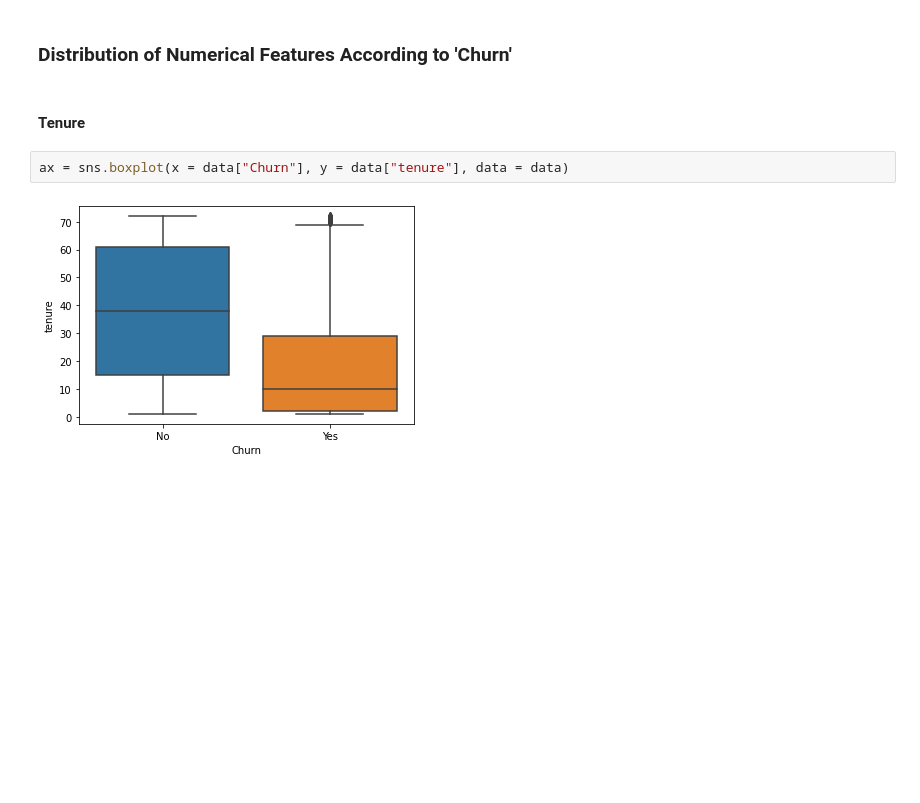
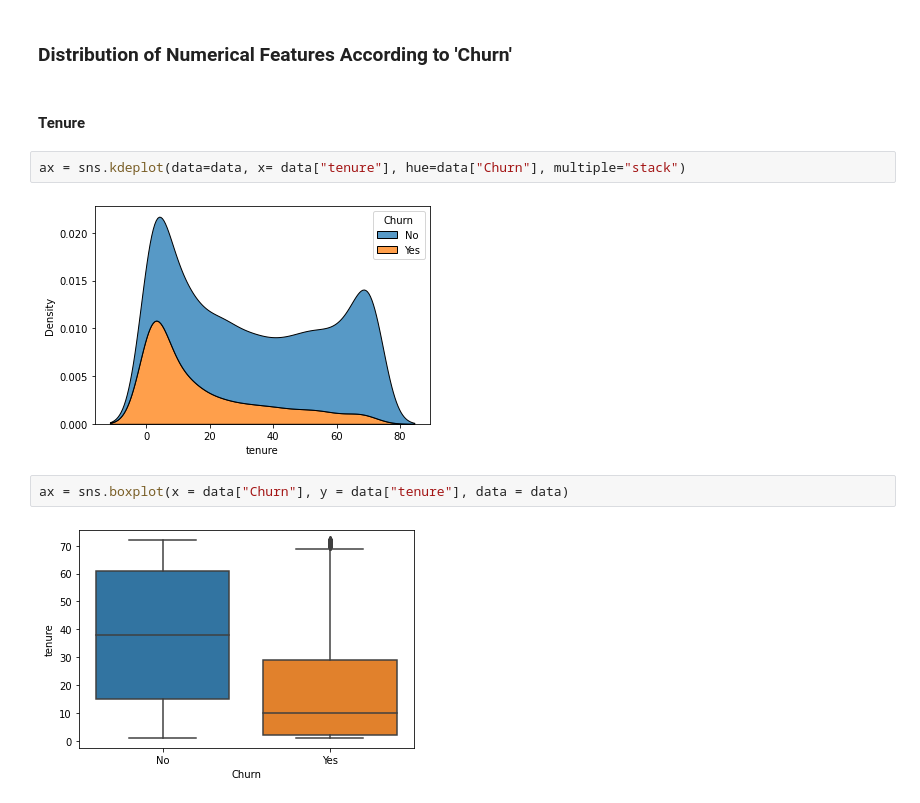
Before and after one commit to KusalkaSilva/Telco-Customer-Churn, a Jupyter notebook: Telco_Customer_Churn.ipynb, the cells around one changed output. Saved outputs shown, nothing was run; the diff lists cells and outputs as text; blank space fills up the shorter version.

```diff
--- a/Telco_Customer_Churn.ipynb
+++ b/Telco_Customer_Churn.ipynb
@@ -430,6 +430,10 @@ for i, j in enumerate(data.drop(columns=['Churn', 'TotalCharges', 'MonthlyCharge
 ### Distribution of Numerical Features According to 'Churn'
 # %% [markdown]
 #### Tenure
+# %%
+ax = sns.kdeplot(data=data, x= data["tenure"], hue=data["Churn"], multiple="stack")
+# %% [output]
+[figure, added]
 # %%
 ax = sns.boxplot(x = data["Churn"], y = data["tenure"], data = data)
 # %% [output]
```
Also changed, not shown: parts of 10 cells of this notebook.
